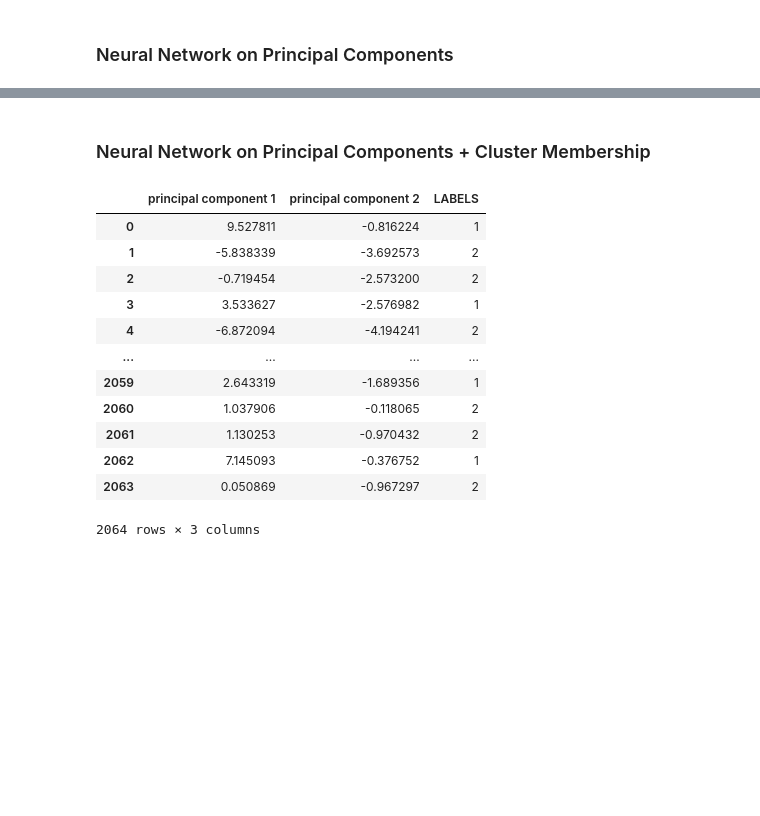
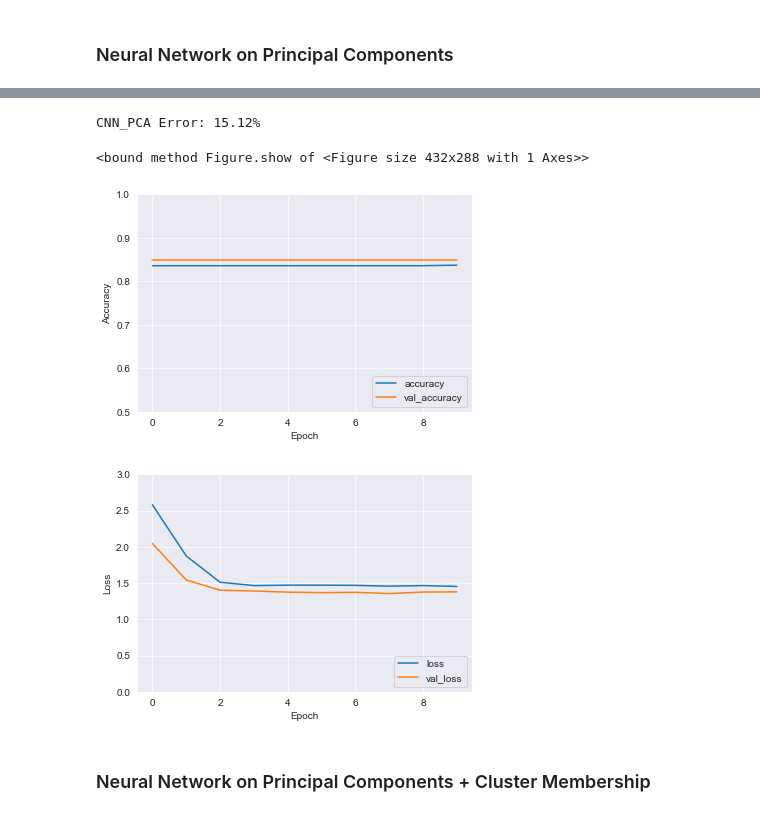
Before and after one commit to vqsierra/CSS_Project4_Team7_Fall2021, a Jupyter notebook: Project 4.ipynb, the cells around one changed output, grey strips where cells are left out. Cells and saved outputs as stored; diff of their text form; code cells hidden in the pictures; blank space fills up the shorter version.

```diff
--- a/Project 4.ipynb
+++ b/Project 4.ipynb
@@ -435,21 +470,32 @@ Epoch 10/10
+# %%
+# Evaluation of the model
+scores = model.evaluate(X_test, y_test, verbose=0)
+print("CNN_PCA Error: %.2f%%" % (100-scores[1]*100))
+
+a = plt.figure(1)
+plt.plot(history.history['accuracy'], label='accuracy')
+plt.plot(history.history['val_accuracy'], label = 'val_accuracy')
+plt.xlabel('Epoch')
+plt.ylabel('Accuracy')
+plt.ylim([0.5, 1])
+plt.legend(loc='lower right')
+a.show
+
+v = plt.figure(2)
+plt.plot(history.history['loss'], label='loss')
+plt.plot(history.history['val_loss'], label = 'val_loss')
+plt.xlabel('Epoch')
+plt.ylabel('Loss')
+plt.ylim([0, 3])
+plt.legend(loc='lower right')
+v.show
+# %% [output]
+CNN_PCA Error: 15.12%
+<bound method Figure.show of <Figure size 432x288 with 1 Axes>>
+[figure, added]
+[figure, added]
 # %% [markdown]
 ### Neural Network on Principal Components + Cluster Membership
-# %%
-pca_cluster_df
-# %% [output]
-|  | principal component 1 | principal component 2 | LABELS |
-| 0 | 9.527811 | -0.816224 | 1 |
-| 1 | -5.838339 | -3.692573 | 2 |
-| 2 | -0.719454 | -2.573200 | 2 |
-| 3 | 3.533627 | -2.576982 | 1 |
-| 4 | -6.872094 | -4.194241 | 2 |
-| ... | ... | ... | ... |
-| 2059 | 2.643319 | -1.689356 | 1 |
-| 2060 | 1.037906 | -0.118065 | 2 |
-| 2061 | 1.130253 | -0.970432 | 2 |
-| 2062 | 7.145093 | -0.376752 | 1 |
-| 2063 | 0.050869 | -0.967297 | 2 |
-2064 rows × 3 columns
 # %%
 y = hsd010_binary.map({'good': 1, 'poor': 0}).to_numpy()
 X = pca_cluster_df.to_numpy()
```
Also changed, not shown: parts of 25 cells of this notebook.
